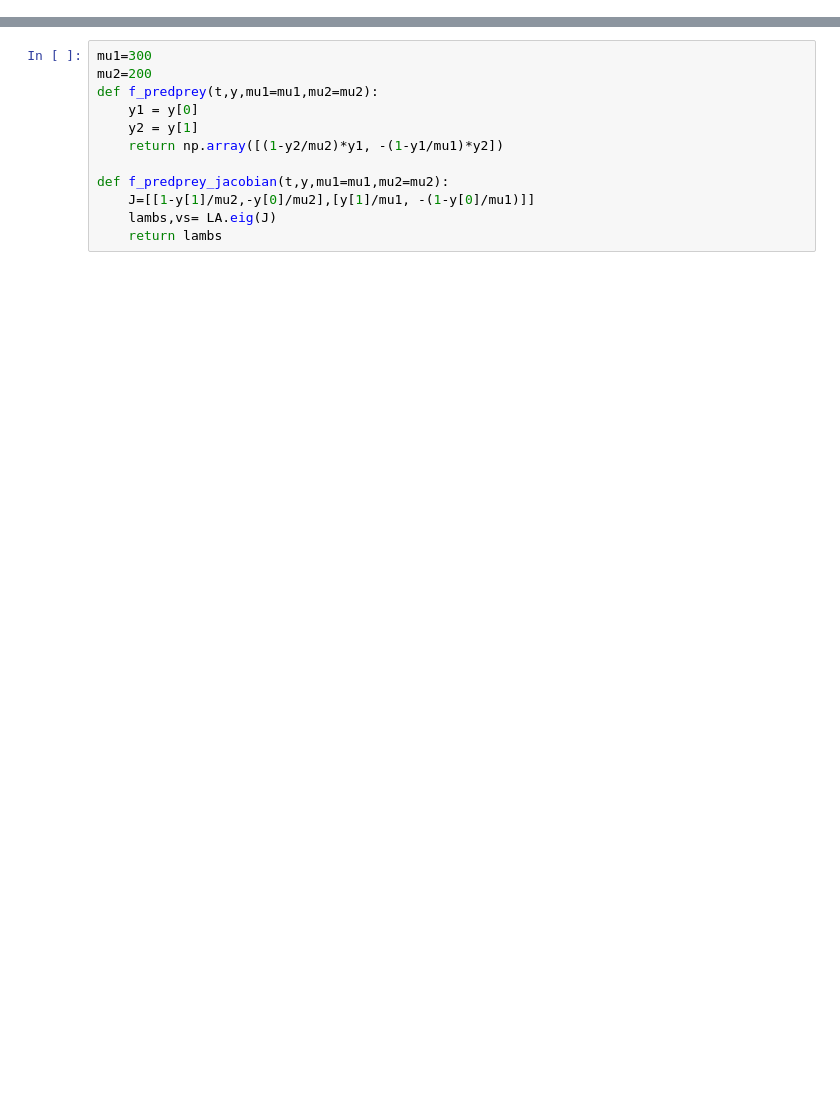
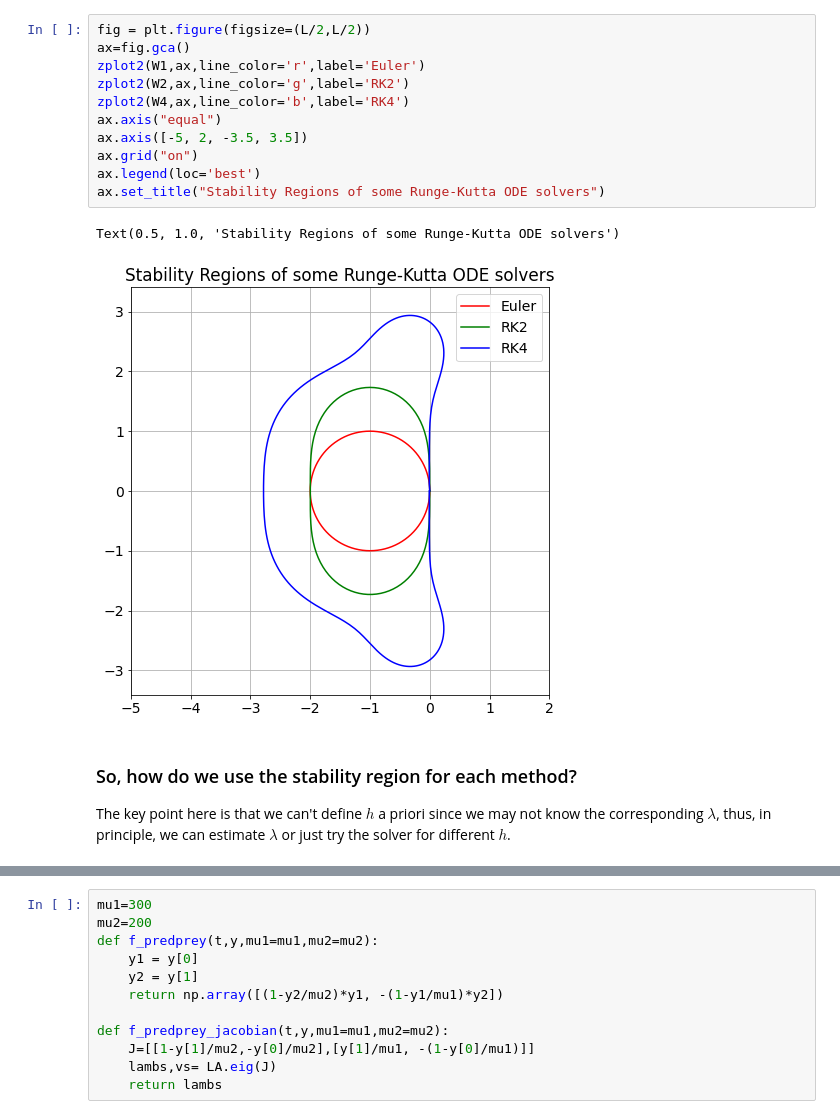
Before and after one commit to tclaudioe/Scientific-Computing, a Jupyter notebook: SC1v2/11_ODE.ipynb, the cells around one changed output, grey strips where cells are left out. Cells and saved outputs as stored; diff of their text form; blank space fills up the shorter version.

```diff
--- a/SC1v2/11_ODE.ipynb
+++ b/SC1v2/11_ODE.ipynb
@@ -493,0 +341,18 @@ donde $\mu_1$ y $\mu_2$ son constantes de normalización.
+# %%
+fig = plt.figure(figsize=(L/2,L/2))
+ax=fig.gca()
+zplot2(W1,ax,line_color='r',label='Euler')
+zplot2(W2,ax,line_color='g',label='RK2')
+zplot2(W4,ax,line_color='b',label='RK4')
+ax.axis("equal")
+ax.axis([-5, 2, -3.5, 3.5])
+ax.grid("on")
+ax.legend(loc='best')
+ax.set_title("Stability Regions of some Runge-Kutta ODE solvers")
+# %% [output]
+Text(0.5, 1.0, 'Stability Regions of some Runge-Kutta ODE solvers')
+[figure, added]
+# %% [markdown]
+### So, how do we use the stability region for each method?
+
+The key point here is that we can't define $h$ a priori since we may not know the corresponding $\lambda$, thus, in principle, we can estimate $\lambda$ or just try the solver for different $h$.
```
Also changed, not shown: parts of 99 cells of this notebook, 2 other files.
